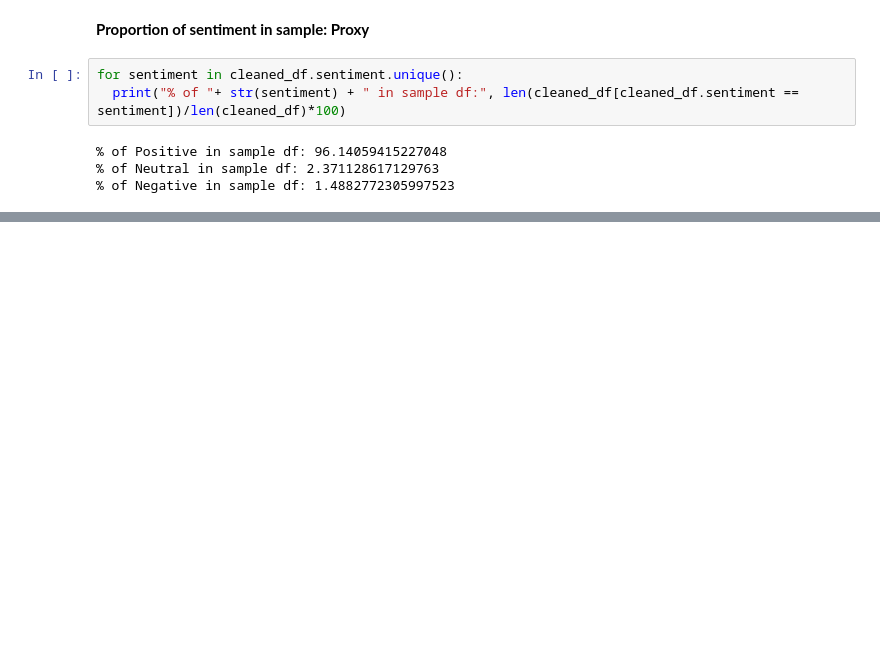
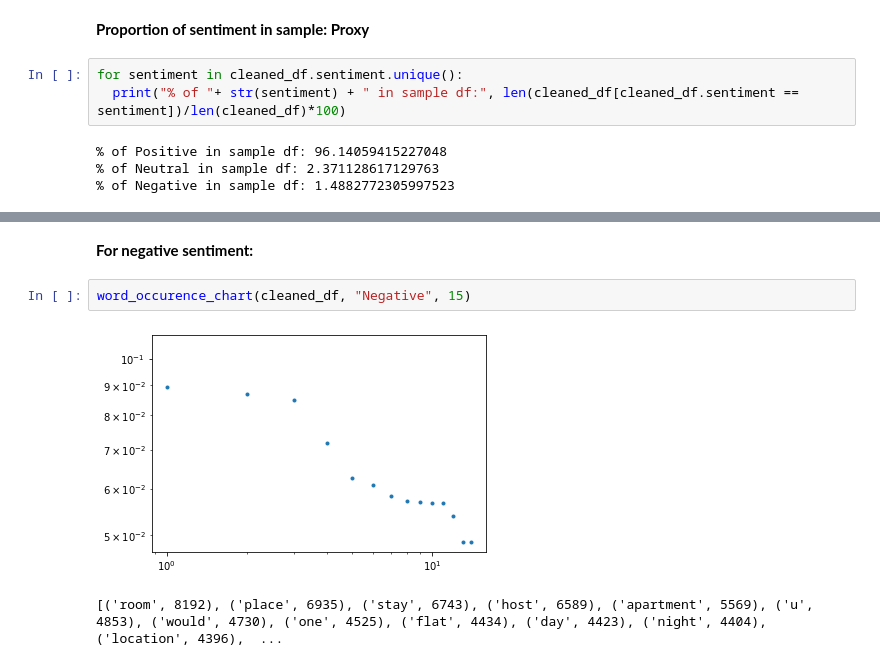
Before and after one commit to euisuck2/Unsupervised-Learning-1, a Jupyter notebook: Airbnb_Data_Base_Preprocessing.ipynb, the cells around one changed output, grey strips where cells are left out. Drawn from its saved outputs; the diff is of its cells as text; blank space fills up the shorter version.

```diff
--- a/Airbnb_Data_Base_Preprocessing.ipynb
+++ b/Airbnb_Data_Base_Preprocessing.ipynb
@@ -496,0 +520,7 @@ pd.read_csv('Datasets/cleaned_df.csv', lineterminator='\n')
+# %% [markdown]
+**For negative sentiment:**
+# %%
+word_occurence_chart(cleaned_df, "Negative", 15)
+# %% [output]
+[figure, added]
+[('room', 8192), ('place', 6935), ('stay', 6743), ('host', 6589), ('apartment', 5569), ('u', 4853), ('would', 4730), ('one', 4525), ('flat', 4434), ('day', 4423), ('night', 4404), ('location', 4396),  ...
```
Also changed, not shown: parts of 34 cells of this notebook.
